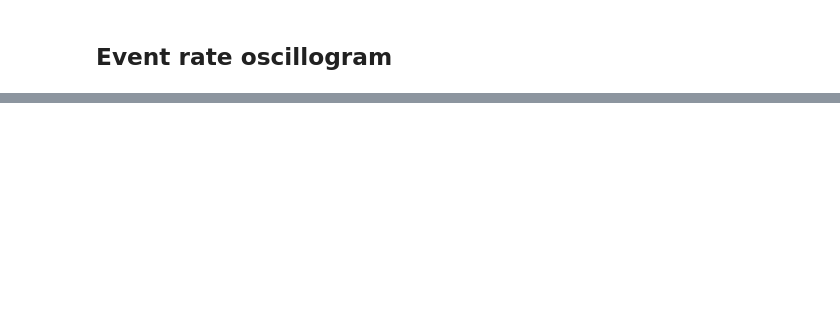
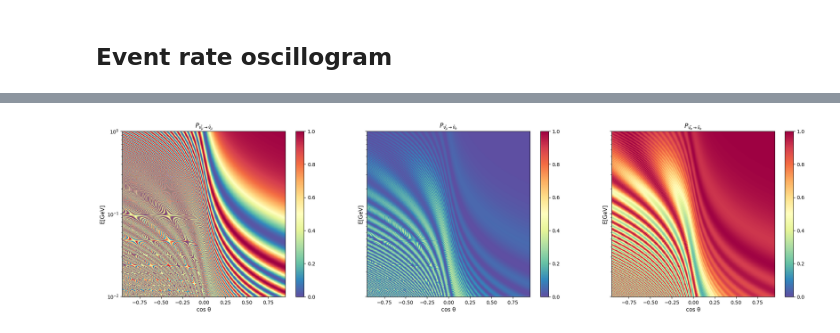
Before and after one commit to tzhouphys/AtmosDUNE, a Jupyter notebook: evt_rate_calc.ipynb, the cells around one changed output, grey strips where cells are left out. Cells and saved outputs as stored; diff of their text form; code cells hidden in the pictures; blank space fills up the shorter version.

```diff
--- a/evt_rate_calc.ipynb
+++ b/evt_rate_calc.ipynb
@@ -520,0 +661,32 @@ plt.show()
+# %%
+fig, axes = plt.subplots(1, 3, figsize=(25, 6), sharey=True)
+
+pc1 = axes[0].pcolormesh(cos_grid, E_grid, prob_numubar, cmap="Spectral_r",
+                         vmin=0.0, vmax=1.0
+                         )
+fig.colorbar(pc1, ax=axes[0])
+axes[0].set_ylabel("E[GeV]", fontsize=11)
+axes[0].set_xlabel("cos θ", fontsize=11)
+axes[0].set_yscale('log')
+axes[0].set_title(r'$P_{\bar{\nu_\mu} \to \bar{\nu}_\mu}$')
+
+pc2 = axes[1].pcolormesh(cos_grid, E_grid, prob_muebar, cmap="Spectral_r",
+                         vmin=0.0, vmax=1.0
+                         )
+fig.colorbar(pc2, ax=axes[1])
+axes[1].set_ylabel("E[GeV]", fontsize=11)
+axes[1].set_xlabel("cos θ", fontsize=11)
+axes[0].set_yscale('log')
+axes[1].set_title(r'$P_{\bar{\nu_\mu} \to \bar{\nu}_e}$')
+
+pc3 = axes[2].pcolormesh(cos_grid, E_grid, prob_nuebar, cmap="Spectral_r",
+                         vmin=0.0, vmax=1.0
+                         )
+fig.colorbar(pc3, ax=axes[2])
+axes[2].set_ylabel("E[GeV]", fontsize=11)
+axes[2].set_xlabel("cos θ", fontsize=11)
+axes[0].set_yscale('log')
+axes[2].set_title(r'$P_{\bar{\nu_e} \to \bar{\nu}_e}$')
+plt.savefig('2609.17705fig13.pdf', dpi=300)
+# %% [output]
+[figure, added]
```
Also changed, not shown: parts of 9 cells of this notebook, 29 other files.
